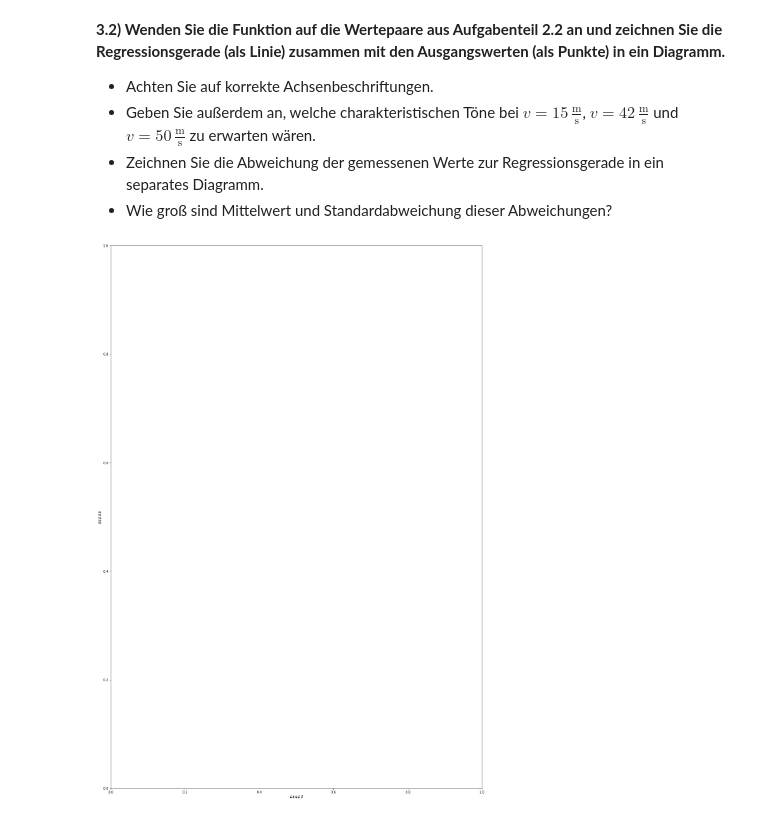
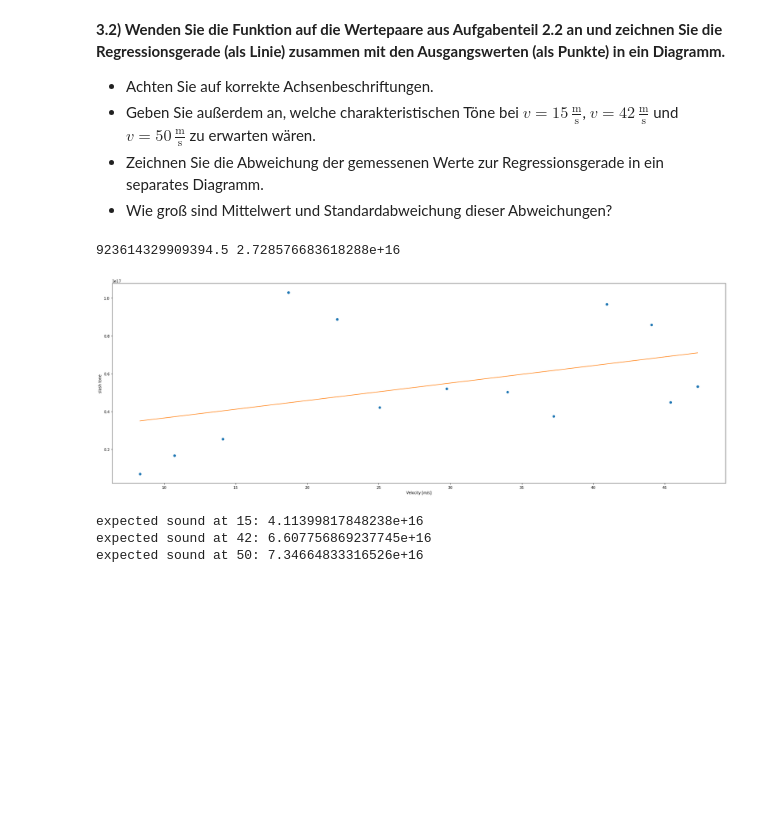
Before and after one commit to jlb-jlb/python_fuer_Ings, a Jupyter notebook: HA4/HA4_Gruppe186.ipynb, the cells around one changed output. Cells and saved outputs as stored; diff of their text form; code cells hidden in the pictures; blank space fills up the shorter version.

```diff
--- a/HA4/HA4_Gruppe186.ipynb
+++ b/HA4/HA4_Gruppe186.ipynb
@@ -216,0 +270,10 @@ plt.show()
+# %%
+# Hier eigenen Code schreiben ...
+hz_100 = np.searchsorted(freq, 100, side="left")
+print(f"Index 100Hz: {hz_100}")
+
+max_spectra = np.amax(spectra_abs_pow2[:, hz_100:], axis=1)
+# max_spectra, spectra_abs_pow2[0,hz_100:].max()
+
+for val, speed in zip(max_spectra, vlist):
+    print(f"v:{speed:>10} m/s  f:{val:>30} Hz")
@@ -263,15 +341,31 @@ None
   * Geben Sie außerdem an, welche charakteristischen Töne bei $v=15\,\frac{\text{m}}{\text{s}}$, $v=42\,\frac{\text{m}}{\text{s}}$ und $v=50\,\frac{\text{m}}{\text{s}}$ zu erwarten wären.
   * Zeichnen Sie die Abweichung der gemessenen Werte zur Regressionsgerade in ein separates Diagramm.
   * Wie groß sind Mittelwert und Standardabweichung dieser Abweichungen?
-# %%
-# Hier eigenen Code schreiben ...
-plt.figure(3, (20,30))
-
-
-
-plt.xlabel("#####")
-plt.ylabel("#####")
-
-plt.show()
-# %% [output]
-[figure, removed]
+# %%
+# Hier eigenen Code schreiben ...
+vlist = np.array(vlist)
+a,b = ab(vlist, max_spectra)
+# a,b = np.polyfit(vlist, max_spectra, 1)
+print(a,b)
+
+
+
+plt.figure(3, (30,10))
+
+plt.plot(vlist, max_spectra, 'o')
+plt.plot(vlist, a * vlist + b )
+
+
+plt.xlabel("Velocity [m/s]")
+plt.ylabel("slash tone")
+# plt.axis("equal")
+plt.show()
+print(f"expected sound at 15: {a * 15 + b}")
+print(f"expected sound at 42: {a * 42 + b}")
+print(f"expected sound at 50: {a * 50 + b}")
+# %% [output]
+923614329909394.5 2.728576683618288e+16
+[figure, added]
+expected sound at 15: 4.11399817848238e+16
+expected sound at 42: 6.607756869237745e+16
+expected sound at 50: 7.34664833316526e+16
```
Also changed, not shown: parts of 5 cells of this notebook.
